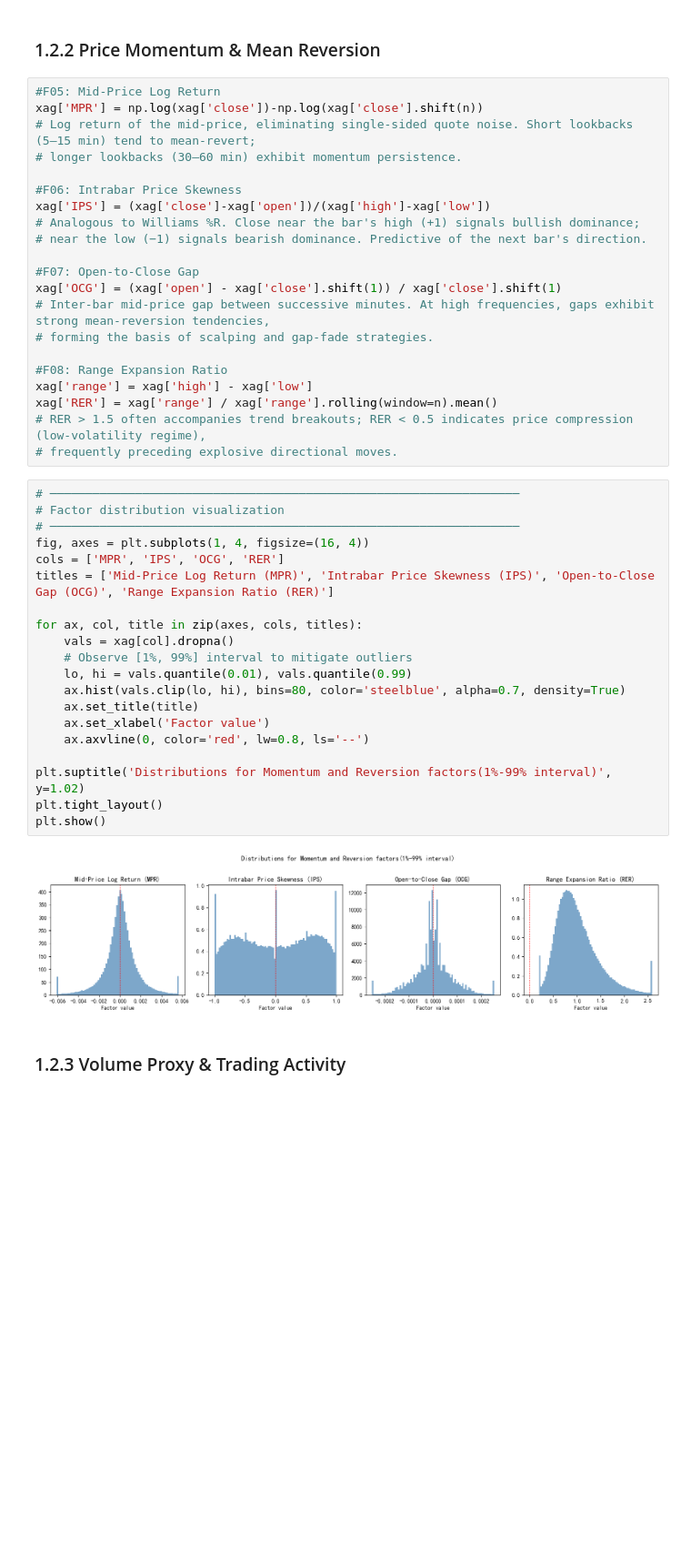
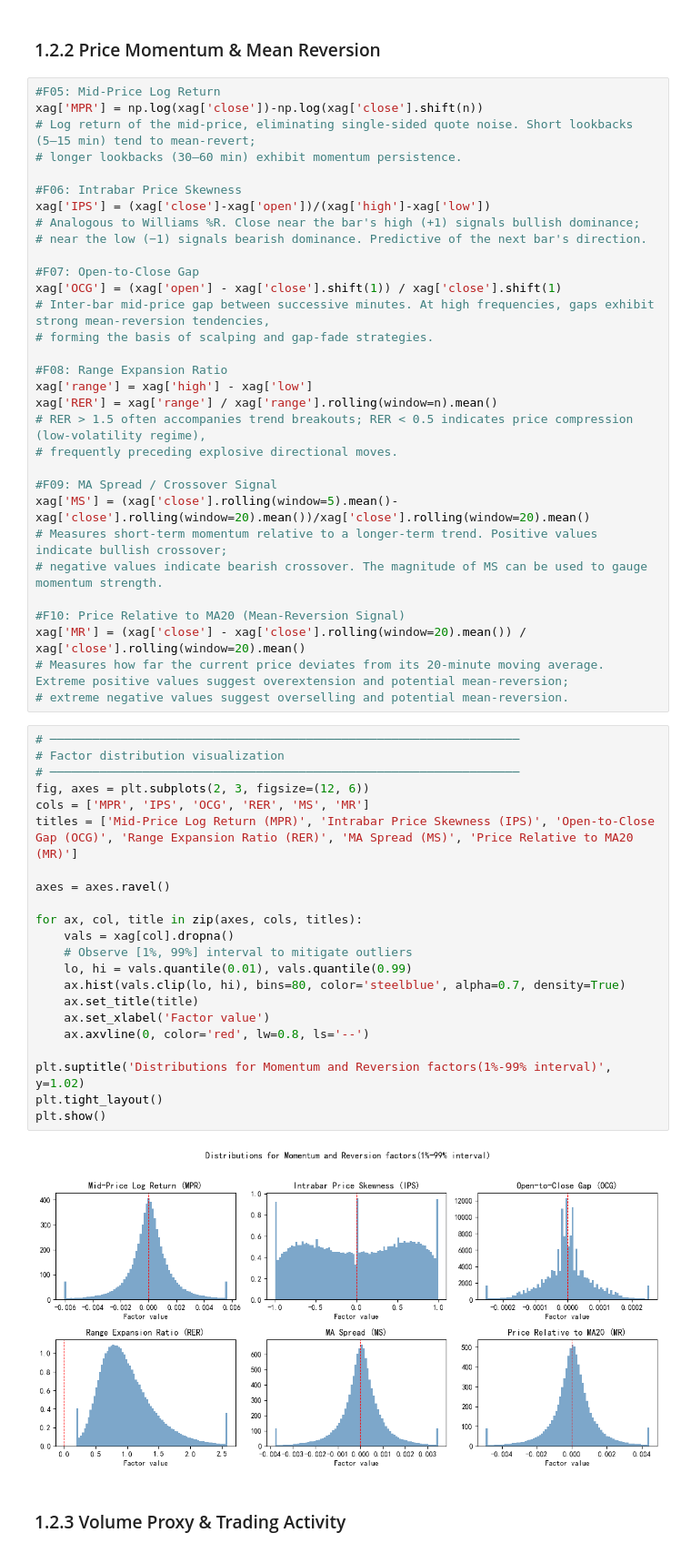
Before and after one commit to StochastiMo/Project-046, a Jupyter notebook: Quantitative strategy.ipynb, the cells around one changed output. Shown at 91% size. Cells and saved outputs as stored; diff of their text form; blank space fills up the shorter version.

```diff
--- a/Quantitative strategy.ipynb
+++ b/Quantitative strategy.ipynb
@@ -177,28 +175,40 @@ xag['range'] = xag['high'] - xag['low']
 xag['RER'] = xag['range'] / xag['range'].rolling(window=n).mean()
 # RER > 1.5 often accompanies trend breakouts; RER < 0.5 indicates price compression (low-volatility regime),
 # frequently preceding explosive directional moves.
+
+#F09: MA Spread / Crossover Signal
+xag['MS'] = (xag['close'].rolling(window=5).mean()-xag['close'].rolling(window=20).mean())/xag['close'].rolling(window=20).mean()
+# Measures short-term momentum relative to a longer-term trend. Positive values indicate bullish crossover;
+# negative values indicate bearish crossover. The magnitude of MS can be used to gauge momentum strength.
+
+#F10: Price Relative to MA20 (Mean-Reversion Signal)
+xag['MR'] = (xag['close'] - xag['close'].rolling(window=20).mean()) / xag['close'].rolling(window=20).mean()
+# Measures how far the current price deviates from its 20-minute moving average. Extreme positive values suggest overextension and potential mean-reversion;
+# extreme negative values suggest overselling and potential mean-reversion.
 # %%
 # ──────────────────────────────────────────────────────────────────
 # Factor distribution visualization
 # ──────────────────────────────────────────────────────────────────
-fig, axes = plt.subplots(1, 4, figsize=(16, 4))
-cols = ['MPR', 'IPS', 'OCG', 'RER']
-titles = ['Mid-Price Log Return (MPR)', 'Intrabar Price Skewness (IPS)', 'Open-to-Close Gap (OCG)', 'Range Expansion Ratio (RER)']
+fig, axes = plt.subplots(2, 3, figsize=(12, 6))
+cols = ['MPR', 'IPS', 'OCG', 'RER', 'MS', 'MR']
+titles = ['Mid-Price Log Return (MPR)', 'Intrabar Price Skewness (IPS)', 'Open-to-Close Gap (OCG)', 'Range Expansion Ratio (RER)', 'MA Spread (MS)', 'Price Relative to MA20 (MR)']
+
+axes = axes.ravel()
 
 for ax, col, title in zip(axes, cols, titles):
     vals = xag[col].dropna()
     # Observe [1%, 99%] interval to mitigate outliers
     lo, hi = vals.quantile(0.01), vals.quantile(0.99)
     ax.hist(vals.clip(lo, hi), bins=80, color='steelblue', alpha=0.7, density=True)
     ax.set_title(title)
     ax.set_xlabel('Factor value')
     ax.axvline(0, color='red', lw=0.8, ls='--')
 
 plt.suptitle('Distributions for Momentum and Reversion factors(1%-99% interval)', y=1.02)
 plt.tight_layout()
 plt.show()
 # %% [output]
-[figure, old version]
+[figure, new version]
 # %% [markdown]
 ### 1.2.3 Volume Proxy & Trading Activity
 # %%
```
Also changed, not shown: parts of 26 cells of this notebook, 1 other file.
